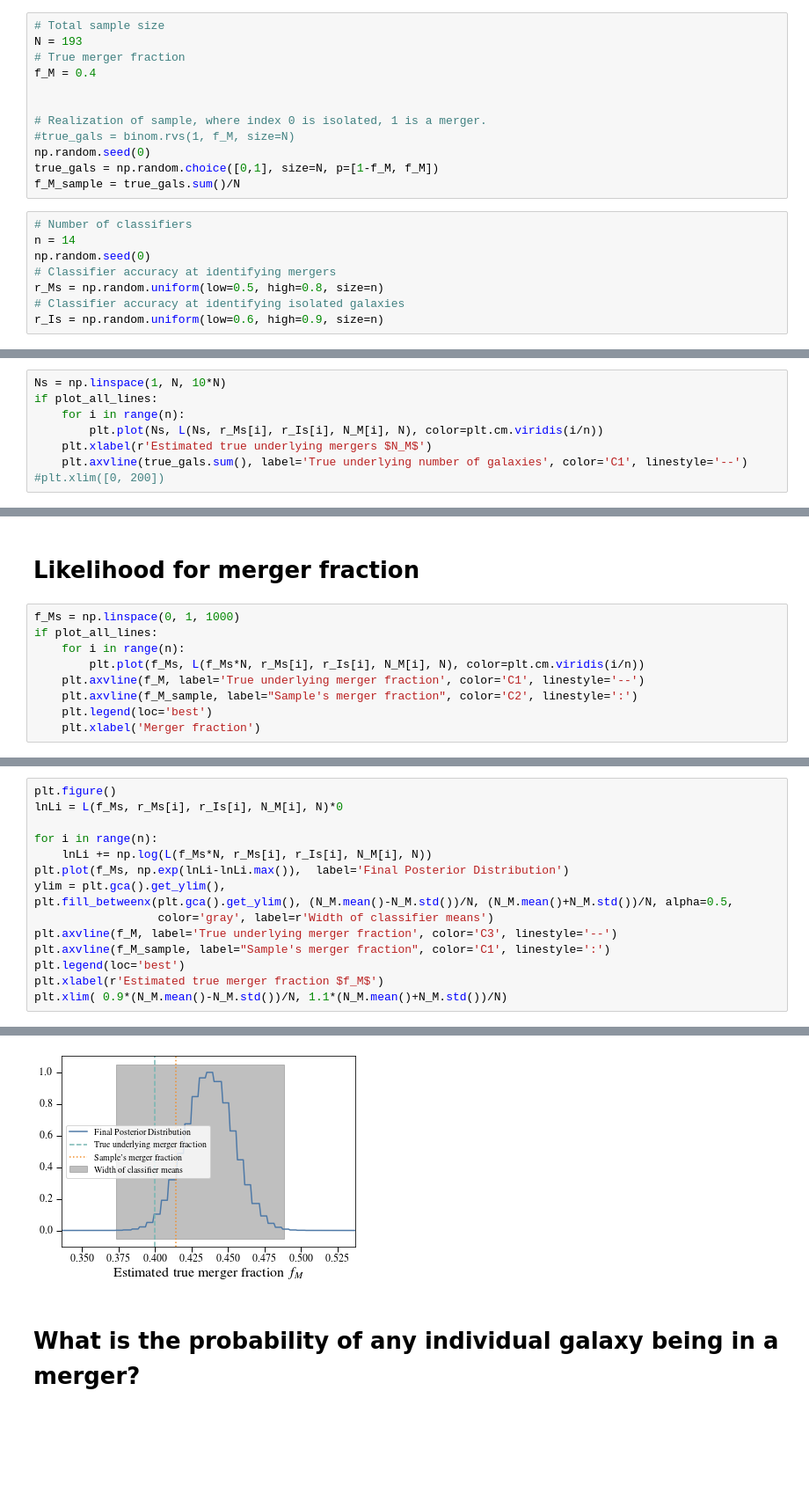
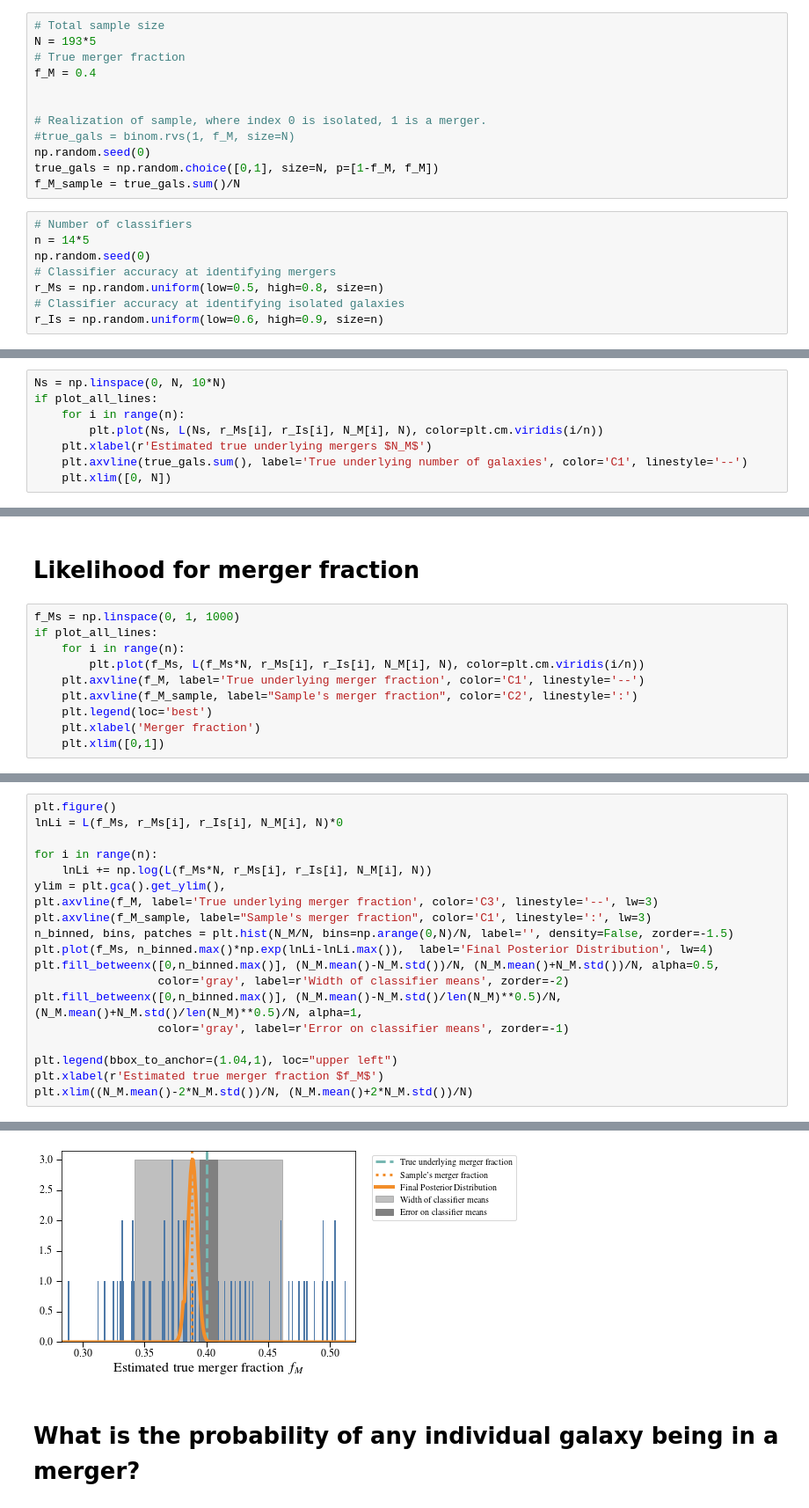
Before and after one commit to dncnwtts/merger_classification, a Jupyter notebook: simulated_analysis.ipynb, the cells around one changed output, grey strips where cells are left out. Shown at 88% size. Saved outputs shown, nothing was run; the diff lists cells and outputs as text; blank space fills up the shorter version.

```diff
--- a/simulated_analysis.ipynb
+++ b/simulated_analysis.ipynb
@@ -10,7 +10,7 @@ import warnings
 warnings.simplefilter('error', RuntimeWarning)
 # %%
 # Total sample size
-N = 193
+N = 193*5
 # True merger fraction
 f_M = 0.4
 
@@ -22,7 +22,7 @@ true_gals = np.random.choice([0,1], size=N, p=[1-f_M, f_M])
 f_M_sample = true_gals.sum()/N
 # %%
 # Number of classifiers
-n = 14
+n = 14*5
 np.random.seed(0)
 # Classifier accuracy at identifying mergers
 r_Ms = np.random.uniform(low=0.5, high=0.8, size=n)
@@ -112,10 +110,10 @@ def L(Ns, rj, rjp, N_M, Ntot):
         L += np.exp(L1+L2)
     return L
 # %%
-Ns = np.linspace(1, N, 10*N)
+Ns = np.linspace(0, N, 10*N)
 if plot_all_lines:
     for i in range(n):
         plt.plot(Ns, L(Ns, r_Ms[i], r_Is[i], N_M[i], N), color=plt.cm.viridis(i/n))
     plt.xlabel(r'Estimated true underlying mergers $N_M$')
     plt.axvline(true_gals.sum(), label='True underlying number of galaxies', color='C1', linestyle='--')
-#plt.xlim([0, 200])
+    plt.xlim([0, N])
@@ -148,3 +148,4 @@ if plot_all_lines:
     plt.axvline(f_M_sample, label="Sample's merger fraction", color='C2', linestyle=':')
     plt.legend(loc='best')
     plt.xlabel('Merger fraction')
+    plt.xlim([0,1])
@@ -156,13 +155,17 @@ lnLi = L(f_Ms, r_Ms[i], r_Is[i], N_M[i], N)*0
 
 for i in range(n):
     lnLi += np.log(L(f_Ms*N, r_Ms[i], r_Is[i], N_M[i], N))
-plt.plot(f_Ms, np.exp(lnLi-lnLi.max()),  label='Final Posterior Distribution')
 ylim = plt.gca().get_ylim(),
-plt.fill_betweenx(plt.gca().get_ylim(), (N_M.mean()-N_M.std())/N, (N_M.mean()+N_M.std())/N, alpha=0.5,
-                  color='gray', label=r'Width of classifier means')
-plt.axvline(f_M, label='True underlying merger fraction', color='C3', linestyle='--')
-plt.axvline(f_M_sample, label="Sample's merger fraction", color='C1', linestyle=':')
-plt.legend(loc='best')
+plt.axvline(f_M, label='True underlying merger fraction', color='C3', linestyle='--', lw=3)
+plt.axvline(f_M_sample, label="Sample's merger fraction", color='C1', linestyle=':', lw=3)
+n_binned, bins, patches = plt.hist(N_M/N, bins=np.arange(0,N)/N, label='', density=False, zorder=-1.5)
+plt.plot(f_Ms, n_binned.max()*np.exp(lnLi-lnLi.max()),  label='Final Posterior Distribution', lw=4)
+plt.fill_betweenx([0,n_binned.max()], (N_M.mean()-N_M.std())/N, (N_M.mean()+N_M.std())/N, alpha=0.5,
+                  color='gray', label=r'Width of classifier means', zorder=-2)
+plt.fill_betweenx([0,n_binned.max()], (N_M.mean()-N_M.std()/len(N_M)**0.5)/N, (N_M.mean()+N_M.std()/len(N_M)**0.5)/N, alpha=1,
+                  color='gray', label=r'Error on classifier means', zorder=-1)
+
+plt.legend(bbox_to_anchor=(1.04,1), loc="upper left")
 plt.xlabel(r'Estimated true merger fraction $f_M$')
-plt.xlim( 0.9*(N_M.mean()-N_M.std())/N, 1.1*(N_M.mean()+N_M.std())/N)
+plt.xlim((N_M.mean()-2*N_M.std())/N, (N_M.mean()+2*N_M.std())/N)
 # %% [output]
@@ -170,4 +173,4 @@ plt.xlim( 0.9*(N_M.mean()-N_M.std())/N, 1.1*(N_M.mean()+N_M.std())/N)
-[figure, old version]
+[figure, new version]
 # %% [markdown]
 # What is the probability of any individual galaxy being in a merger?
 # %%
```
Also changed, not shown: parts of 18 cells of this notebook.
